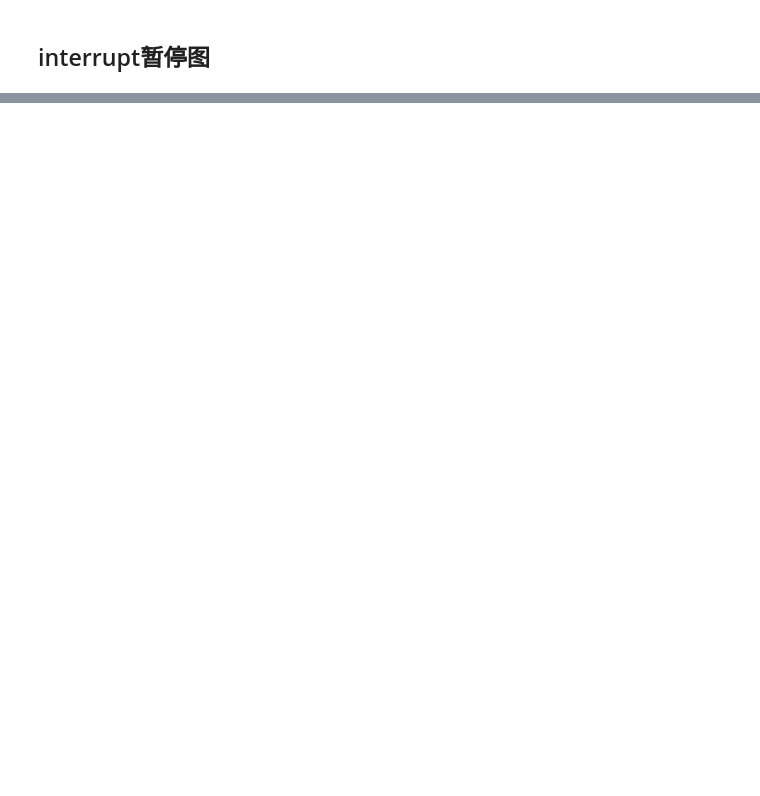
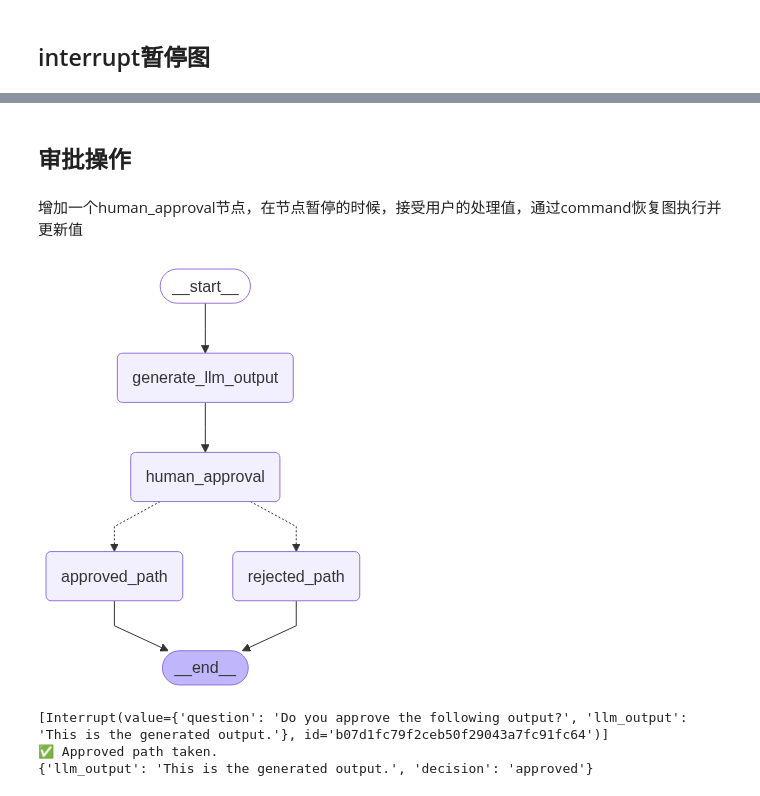
Before and after one commit to barry166/langgraph-dev, a Jupyter notebook: human-in-the-loop.ipynb, the cells around one changed output, grey strips where cells are left out. Drawn from its saved outputs; the diff is of its cells as text; code cells hidden in the pictures; blank space fills up the shorter version.

```diff
--- a/human-in-the-loop.ipynb
+++ b/human-in-the-loop.ipynb
@@ -81,0 +91,77 @@ NameError: name 'State' is not defined
+# %% [markdown]
+## 审批操作
+# %% [markdown]
+增加一个human_approval节点，在节点暂停的时候，接受用户的处理值，通过command恢复图执行并更新值
+# %%
+from typing import Literal, TypedDict
+import uuid
+
+from langgraph.constants import START, END
+from langgraph.graph import StateGraph
+from langgraph.types import interrupt, Command
+from langgraph.checkpoint.memory import InMemorySaver
+from IPython.display import Image, display
+
+# Define the shared graph state
+class State(TypedDict):
+    llm_output: str
+    decision: str
+
+# Simulate an LLM output node
+def generate_llm_output(state: State) -> State:
+    return {"llm_output": "This is the generated output."}
+
+# Human approval node
+def human_approval(state: State) -> Command[Literal["approved_path", "rejected_path"]]:
+    decision = interrupt({
+        "question": "Do you approve the following output?",
+        "llm_output": state["llm_output"]
+    })
+
+    if decision == "approve":
+        return Command(goto="approved_path", update={"decision": "approved"})
+    else:
+        return Command(goto="rejected_path", update={"decision": "rejected"})
+
+# Next steps after approval
+def approved_node(state: State) -> State:
+    print("✅ Approved path taken.")
+    return state
+
+# Alternative path after rejection
+def rejected_node(state: State) -> State:
+    print("❌ Rejected path taken.")
+    return state
+
+# Build the graph
+builder = StateGraph(State)
+builder.add_node("generate_llm_output", generate_llm_output)
+builder.add_node("human_approval", human_approval)
+builder.add_node("approved_path", approved_node)
+builder.add_node("rejected_path", rejected_node)
+
+builder.set_entry_point("generate_llm_output")
+builder.add_edge("generate_llm_output", "human_approval")
+builder.add_edge("approved_path", END)
+builder.add_edge("rejected_path", END)
+
+checkpointer = InMemorySaver()
+graph = builder.compile(checkpointer=checkpointer)
+
+display(Image(graph.get_graph().draw_mermaid_png()))
+
+# Run until interrupt
+config = {"configurable": {"thread_id": uuid.uuid4()}}
+result = graph.invoke({}, config=config)
+print(result["__interrupt__"])
+# Output:
+# Interrupt(value={'question': 'Do you approve the following output?', 'llm_output': 'This is the generated output.'}, ...)
+
+# 人工恢复节点，通过, 并且human_approval更新了decision的值
+final_result = graph.invoke(Command(resume="approve"), config=config)
+print(final_result)
+# %% [output]
+[figure, added]
+[Interrupt(value={'question': 'Do you approve the following output?', 'llm_output': 'This is the generated output.'}, id='b07d1fc79f2ceb50f29043a7fc91fc64')]
+✅ Approved path taken.
+{'llm_output': 'This is the generated output.', 'decision': 'approved'}
```
Also changed, not shown: parts of 12 cells of this notebook.
